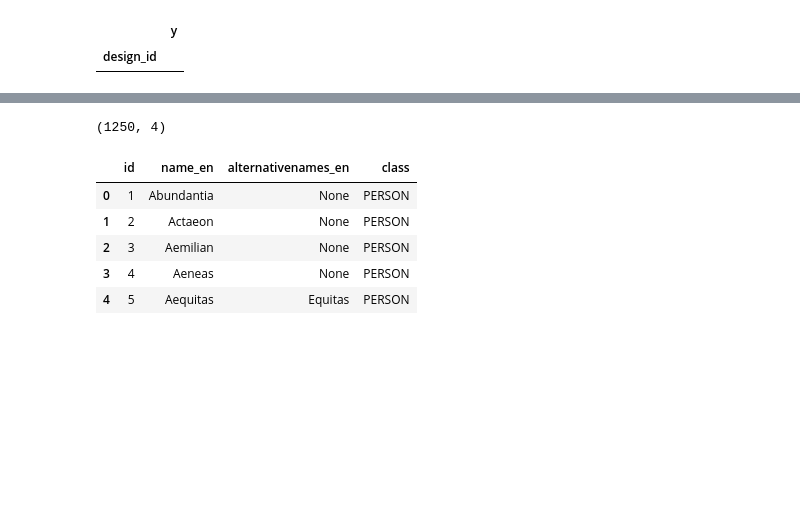
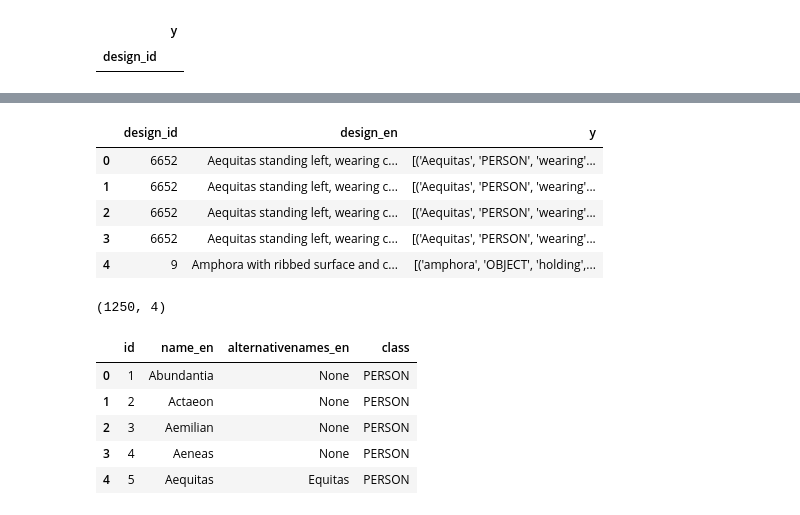
Before and after one commit to Frankfurt-BigDataLab/NLP-on-multilingual-coin-datasets, a Jupyter notebook: Notebooks English/Relation_Extraction_New.ipynb, the cells around one changed output, grey strips where cells are left out. Saved outputs shown, nothing was run; the diff lists cells and outputs as text; code cells hidden in the pictures; blank space fills up the shorter version.

```diff
--- a/Notebooks English/Relation_Extraction_New.ipynb
+++ b/Notebooks English/Relation_Extraction_New.ipynb
@@ -104,5 +104,5 @@ X = X.merge(tmp, left_on="design_id", right_on="design_id", suffixes=('', 'y'))
 # %%
 X = X[["design_id", "design_en", "yy"]].rename(columns={"yy":"y"})
 # %%
-X.style
+X.head(5).style
 # %% [output]
@@ -110,3 +109,9 @@ X.style
+|  | design_id | design_en | y |
+| 0 | 6652 | Aequitas standing left, wearing c... | [('Aequitas', 'PERSON', 'wearing'... |
+| 1 | 6652 | Aequitas standing left, wearing c... | [('Aequitas', 'PERSON', 'wearing'... |
+| 2 | 6652 | Aequitas standing left, wearing c... | [('Aequitas', 'PERSON', 'wearing'... |
+| 3 | 6652 | Aequitas standing left, wearing c... | [('Aequitas', 'PERSON', 'wearing'... |
+| 4 | 9 | Amphora with ribbed surface and c... | [('amphora', 'OBJECT', 'holding',... |
 # %%
 # duplicate entries for designs are removed (after merge the information is kept in a single row for each design)
 X = X.drop_duplicates(['design_id'],keep="first")
```
Also changed, not shown: parts of 2 cells of this notebook, 1 other file.
